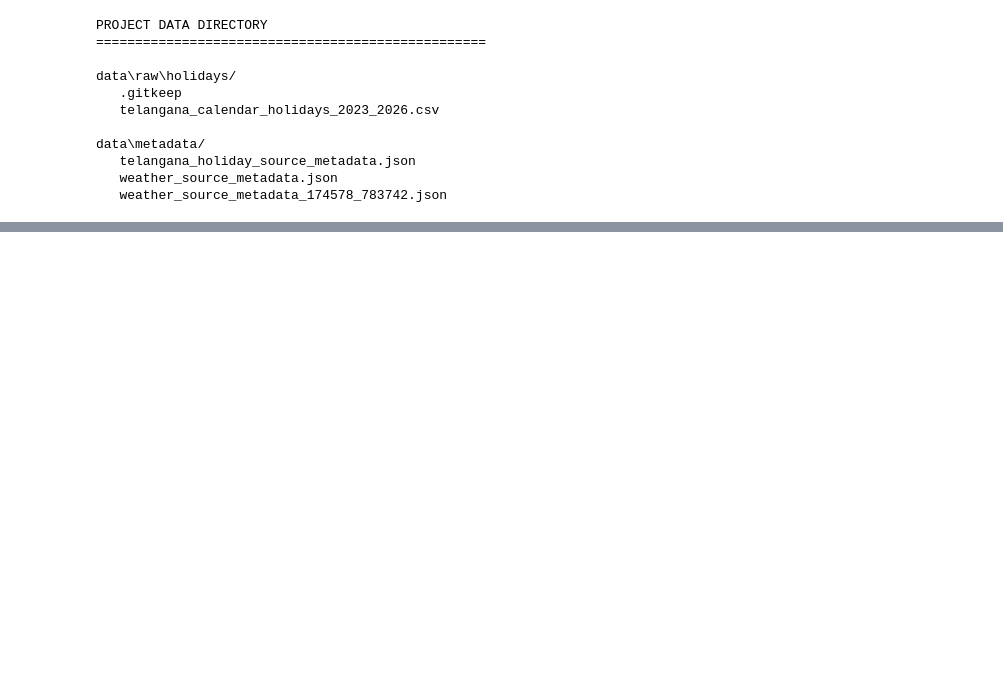
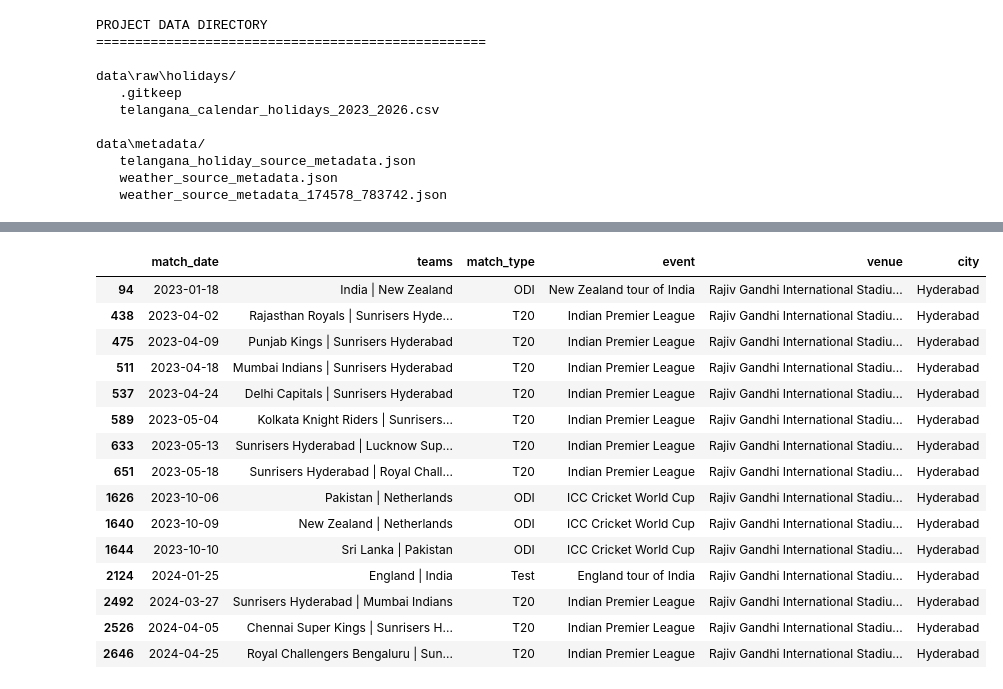
Before and after one commit to Venkatpotla33/AI-Enhanced-Hyperlocal-Food-Demand-Forecasting, a Jupyter notebook: notebooks/04_live_contextual_data_collection_and_integration.ipynb, the cells around one changed output, grey strips where cells are left out. Drawn from its saved outputs; the diff is of its cells as text; code cells hidden in the pictures; blank space fills up the shorter version.

```diff
--- a/notebooks/04_live_contextual_data_collection_and_integration.ipynb
+++ b/notebooks/04_live_contextual_data_collection_and_integration.ipynb
@@ -8081,0 +11126,71 @@ data\metadata/
+# %%
+# Phase 04.5.16 — Prepare Hyderabad Cricket Context Dataset
+
+from pathlib import Path
+import pandas as pd
+
+PROJECT_ROOT = Path.cwd()
+if PROJECT_ROOT.name.lower() == "notebooks":
+    PROJECT_ROOT = PROJECT_ROOT.parent
+
+DATA_DIR = PROJECT_ROOT / "data" / "processed" / "cricket"
+
+INPUT_FILE = DATA_DIR / "cricket_context_host_classified_v5_2023_2026.csv"
+OUTPUT_FILE = DATA_DIR / "hyderabad_cricket_context_2023_2026.csv"
+SUMMARY_FILE = DATA_DIR / "hyderabad_cricket_context_summary_2023_2026.csv"
+
+START_DATE = "2023-01-01"
+END_DATE = "2026-07-31"
+
+matches = pd.read_csv(INPUT_FILE)
+matches["match_date"] = pd.to_datetime(
+    matches["match_date"], errors="coerce"
+)
+
+# Restrict to the project's research period.
+matches = matches.loc[
+    matches["match_date"].between(START_DATE, END_DATE)
+].copy()
+
+# Identify Hyderabad using the city and venue fields.
+city = matches["city"].fillna("").str.strip().str.casefold()
+venue = matches["venue"].fillna("").str.strip().str.casefold()
+
+hyderabad_mask = (
+    city.str.contains("hyderabad", regex=False)
+    | venue.str.contains("hyderabad", regex=False)
+)
+
+hyderabad = matches.loc[hyderabad_mask].copy()
+
+# Mark these records as requiring final venue/country verification.
+hyderabad["hyderabad_location_match"] = True
+hyderabad["host_country_verification"] = "pending"
+
+# Save the match-level dataset.
+hyderabad.to_csv(OUTPUT_FILE, index=False)
+
+# Summarize matches by event and format.
+summary = (
+    hyderabad.groupby(["event", "match_type"], dropna=False)
+    .size()
+    .reset_index(name="match_count")
+    .sort_values("match_count", ascending=False)
+)
+
+summary.to_csv(SUMMARY_FILE, index=False)
+
+print("Phase 04.5.16 completed.")
+print("Research period:", START_DATE, "to", END_DATE)
+print("Hyderabad candidate matches:", len(hyderabad))
+print("Unique venues:", hyderabad["venue"].nunique())
+print("Output dataset:", OUTPUT_FILE)
+print("Summary file:", SUMMARY_FILE)
+
+display(summary)
+display(
+    hyderabad[
+        ["match_date", "teams", "match_type", "event", "venue", "city"]
+    ].head(15)
+)
+# %% [output]
@@ -8081,0 +11209,16 @@ data\metadata/
+|  | match_date | teams | match_type | event | venue | city |
+| 94 | 2023-01-18 | India | New Zealand | ODI | New Zealand tour of India | Rajiv Gandhi International Stadiu... | Hyderabad |
+| 438 | 2023-04-02 | Rajasthan Royals | Sunrisers Hyde... | T20 | Indian Premier League | Rajiv Gandhi International Stadiu... | Hyderabad |
+| 475 | 2023-04-09 | Punjab Kings | Sunrisers Hyderabad | T20 | Indian Premier League | Rajiv Gandhi International Stadiu... | Hyderabad |
+| 511 | 2023-04-18 | Mumbai Indians | Sunrisers Hyderabad | T20 | Indian Premier League | Rajiv Gandhi International Stadiu... | Hyderabad |
+| 537 | 2023-04-24 | Delhi Capitals | Sunrisers Hyderabad | T20 | Indian Premier League | Rajiv Gandhi International Stadiu... | Hyderabad |
+| 589 | 2023-05-04 | Kolkata Knight Riders | Sunrisers... | T20 | Indian Premier League | Rajiv Gandhi International Stadiu... | Hyderabad |
+| 633 | 2023-05-13 | Sunrisers Hyderabad | Lucknow Sup... | T20 | Indian Premier League | Rajiv Gandhi International Stadiu... | Hyderabad |
+| 651 | 2023-05-18 | Sunrisers Hyderabad | Royal Chall... | T20 | Indian Premier League | Rajiv Gandhi International Stadiu... | Hyderabad |
+| 1626 | 2023-10-06 | Pakistan | Netherlands | ODI | ICC Cricket World Cup | Rajiv Gandhi International Stadiu... | Hyderabad |
+| 1640 | 2023-10-09 | New Zealand | Netherlands | ODI | ICC Cricket World Cup | Rajiv Gandhi International Stadiu... | Hyderabad |
+| 1644 | 2023-10-10 | Sri Lanka | Pakistan | ODI | ICC Cricket World Cup | Rajiv Gandhi International Stadiu... | Hyderabad |
+| 2124 | 2024-01-25 | England | India | Test | England tour of India | Rajiv Gandhi International Stadiu... | Hyderabad |
+| 2492 | 2024-03-27 | Sunrisers Hyderabad | Mumbai Indians | T20 | Indian Premier League | Rajiv Gandhi International Stadiu... | Hyderabad |
+| 2526 | 2024-04-05 | Chennai Super Kings | Sunrisers H... | T20 | Indian Premier League | Rajiv Gandhi International Stadiu... | Hyderabad |
+| 2646 | 2024-04-25 | Royal Challengers Bengaluru | Sun... | T20 | Indian Premier League | Rajiv Gandhi International Stadiu... | Hyderabad |
```
Also changed, not shown: parts of 34 cells of this notebook, 9 other files.
